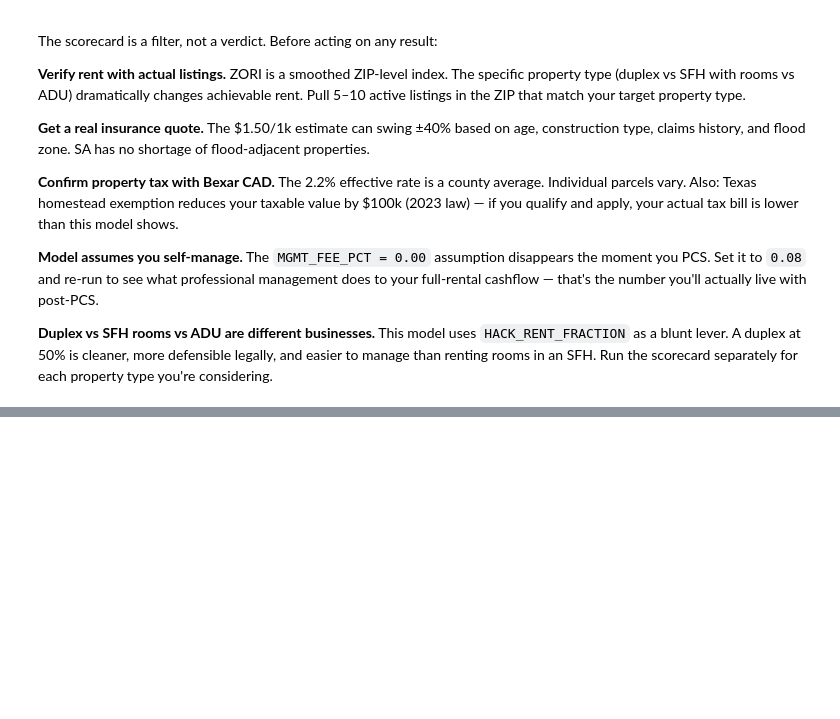
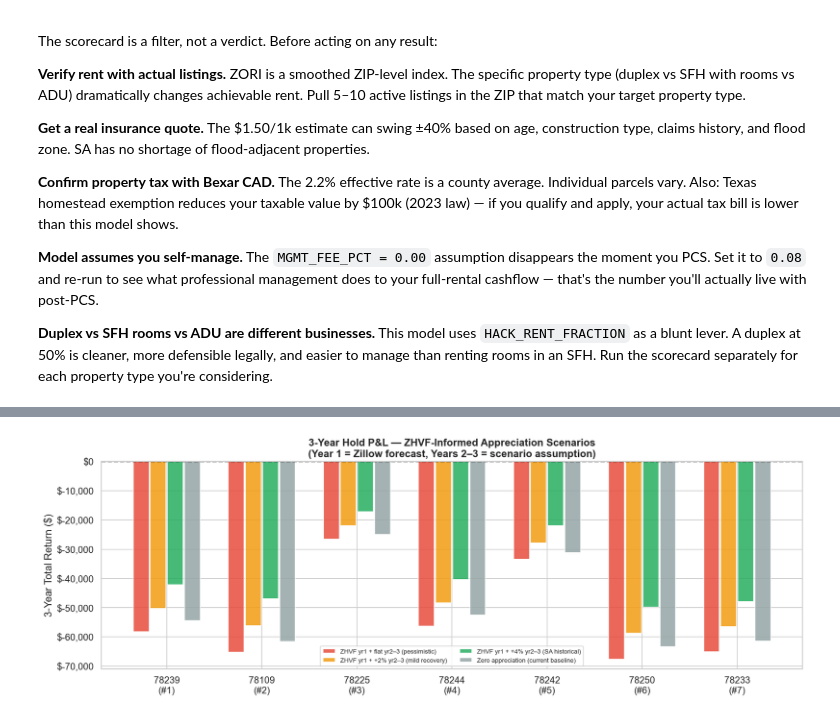
Before and after one commit to asndiallo/satx_house_hack_model, a Jupyter notebook: notebooks/02_cashflow.ipynb, the cells around one changed output, grey strips where cells are left out. Cells and saved outputs as stored; diff of their text form; code cells hidden in the pictures; blank space fills up the shorter version.

```diff
--- a/notebooks/02_cashflow.ipynb
+++ b/notebooks/02_cashflow.ipynb
@@ -856,0 +1100,83 @@ The scorecard is a filter, not a verdict. Before acting on any result:
+# %%
+# ── 3-Year P&L with ZHVF-Informed Appreciation Scenarios ─────────────────────
+# Year 1:  use ZHVF 12-month forecast as the appreciation rate
+# Years 2-3: four scenarios for what happens after the forecast window
+#
+# This replaces the flat APPRECIATION_PCT = 0% baseline with a more
+# informed trajectory: decline in yr1 (per ZHVF), then various recoveries.
+
+# Build ZIP-level year-1 rate from ZHVF 12mo forecast
+ZHVF_YR1 = {row['zip']: (row.get('12mo', 0) or 0) / 100 for _, row in cf_z.iterrows()}
+
+def total_return_scenarios(cf_row, yr1_rate, yr2_rate, yr3_rate, params):
+    """3-year total return with per-year appreciation rates."""
+    price = cf_row['price']
+    exit_price = price * (1 + yr1_rate) * (1 + yr2_rate) * (1 + yr3_rate)
+    selling_costs  = exit_price * params['sell_cost']
+    remaining_loan = _remaining_balance(
+        cf_row['loan_balance'], params['rate'], params['term'], params['hold_years']
+    )
+    net_sale = exit_price - selling_costs - remaining_loan
+    return cf_row['cumulative_hack_cf'] + net_sale
+
+
+# Scenarios: (label, yr2_rate, yr3_rate)
+SCENARIOS = [
+    ('ZHVF yr1 + flat yr2–3 (pessimistic)',     0.00,  0.00),
+    ('ZHVF yr1 + +2% yr2–3 (mild recovery)',    0.02,  0.02),
+    ('ZHVF yr1 + +4% yr2–3 (SA historical)',    0.04,  0.04),
+    ('Zero appreciation\n(current baseline)',   None,  None),  # all 3 yrs = 0
+]
+SC_COLORS = [NEGATIVE_COLOR, WARN_COLOR, POSITIVE_COLOR, '#95a5a6']
+
+fig, ax = plt.subplots(figsize=(14, 5))
+n_zips  = len(cf_z)
+n_sc    = len(SCENARIOS)
+x       = np.arange(n_zips)
+width   = 0.18
+offsets = np.linspace(-(n_sc - 1) * width / 2, (n_sc - 1) * width / 2, n_sc)
+
+sc_returns = {}
+for j, (label, yr2, yr3) in enumerate(SCENARIOS):
+    returns = []
+    for _, row in cf_z.iterrows():
+        if yr2 is None:   # zero appreciation baseline
+            ret = total_return_scenarios(row, 0, 0, 0, PARAMS)
+        else:
+            ret = total_return_scenarios(row, ZHVF_YR1[row['zip']], yr2, yr3, PARAMS)
+        returns.append(ret)
+    sc_returns[label] = returns
+    bars = ax.bar(x + offsets[j], returns, width=width * 0.92,
+                  label=label.replace('\n', ' '), color=SC_COLORS[j],
+                  alpha=0.85, edgecolor='white')
+
+ax.axhline(0, color='black', linewidth=1.5, linestyle='--', alpha=0.5)
+ax.set_xticks(x)
+ax.set_xticklabels([f"{row['zip']}\n(#{row['rank']:.0f})" for _, row in cf_z.iterrows()])
+ax.set_ylabel('3-Year Total Return ($)')
+ax.set_title('3-Year Hold P&L — ZHVF-Informed Appreciation Scenarios\n'
+             '(Year 1 = Zillow forecast, Years 2–3 = scenario assumption)',
+             fontweight='bold')
+ax.legend(fontsize=8, ncol=2)
+ax.yaxis.set_major_formatter(mticker.FuncFormatter(lambda x, _: f'${x:,.0f}'))
+plt.tight_layout()
+plt.show()
+
+# ── Detailed table ─────────────────────────────────────────────────────────────
+sc_labels_short = ['ZHVF+Flat', 'ZHVF+2%', 'ZHVF+4%(hist)', 'Zero(baseline)']
+print("\n3-Year Total Return by Scenario")
+print("=" * 95)
+header = f"  {'ZIP':>5}  {'Yr1 ZHVF':>10}  " + "  ".join(f"{s:>15}" for s in sc_labels_short)
+print(header)
+print(f"  {'─'*90}")
+for _, row in cf_z.iterrows():
+    yr1_pct = ZHVF_YR1[row['zip']] * 100
+    returns_row = [sc_returns[label][list(cf_z['zip']).index(row['zip'])] for label, *_ in SCENARIOS]
+    vals = "  ".join(f"${r:>+13,.0f}" for r in returns_row)
+    print(f"  {row['zip']:>5}  {yr1_pct:>+9.1f}%  {vals}")
+
+print(f"\nYear 1 appreciation is ZIP-specific (from ZHVF 12-month forecast).")
+print(f"Years 2–3 are scenario assumptions applied uniformly to all ZIPs.")
+print(f"Hack cashflow is the same across all scenarios (it doesn't depend on appreciation).")
+# %% [output]
+[figure, added]
```
Also changed, not shown: parts of 5 cells of this notebook, 8 other files.
